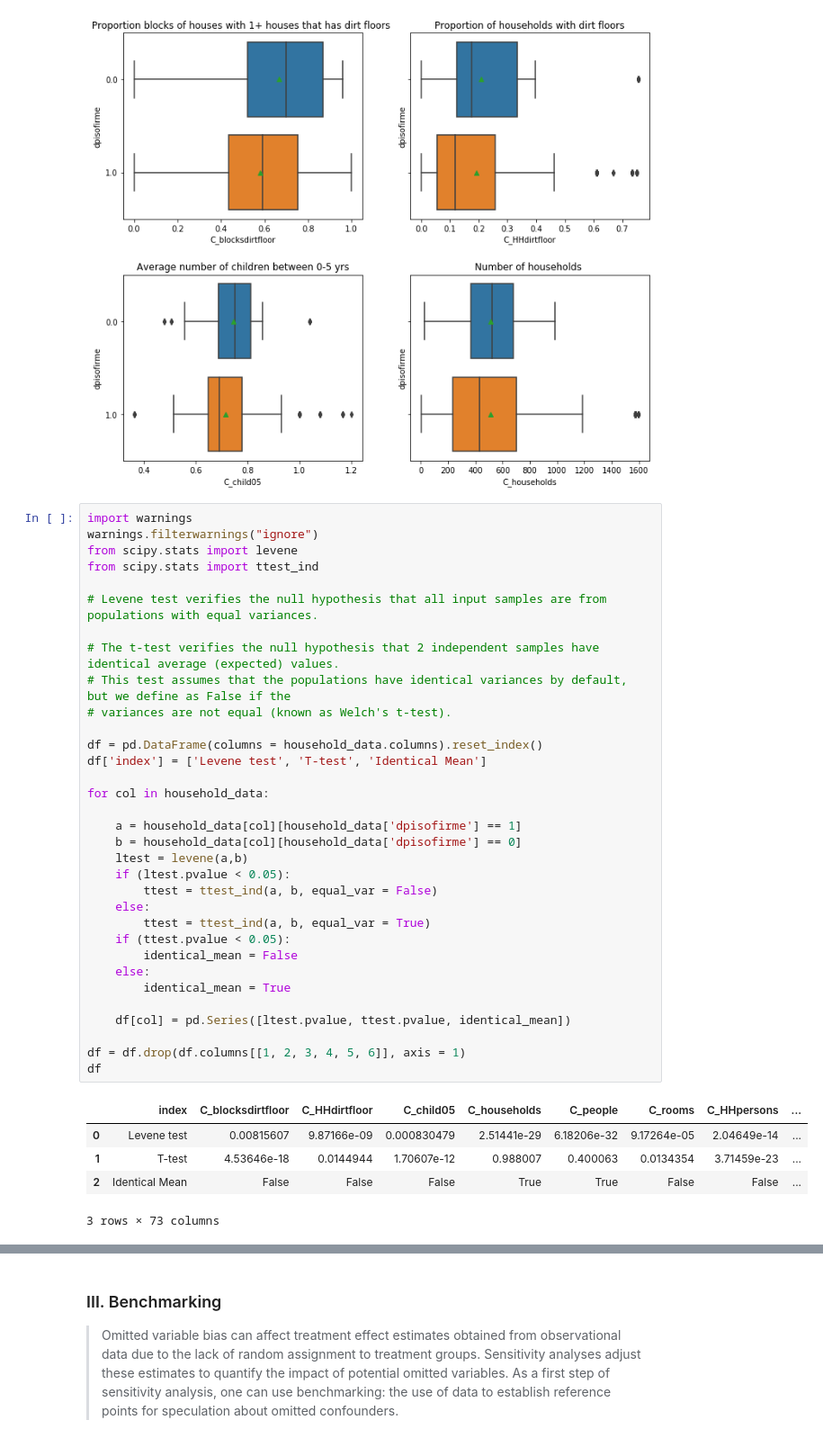
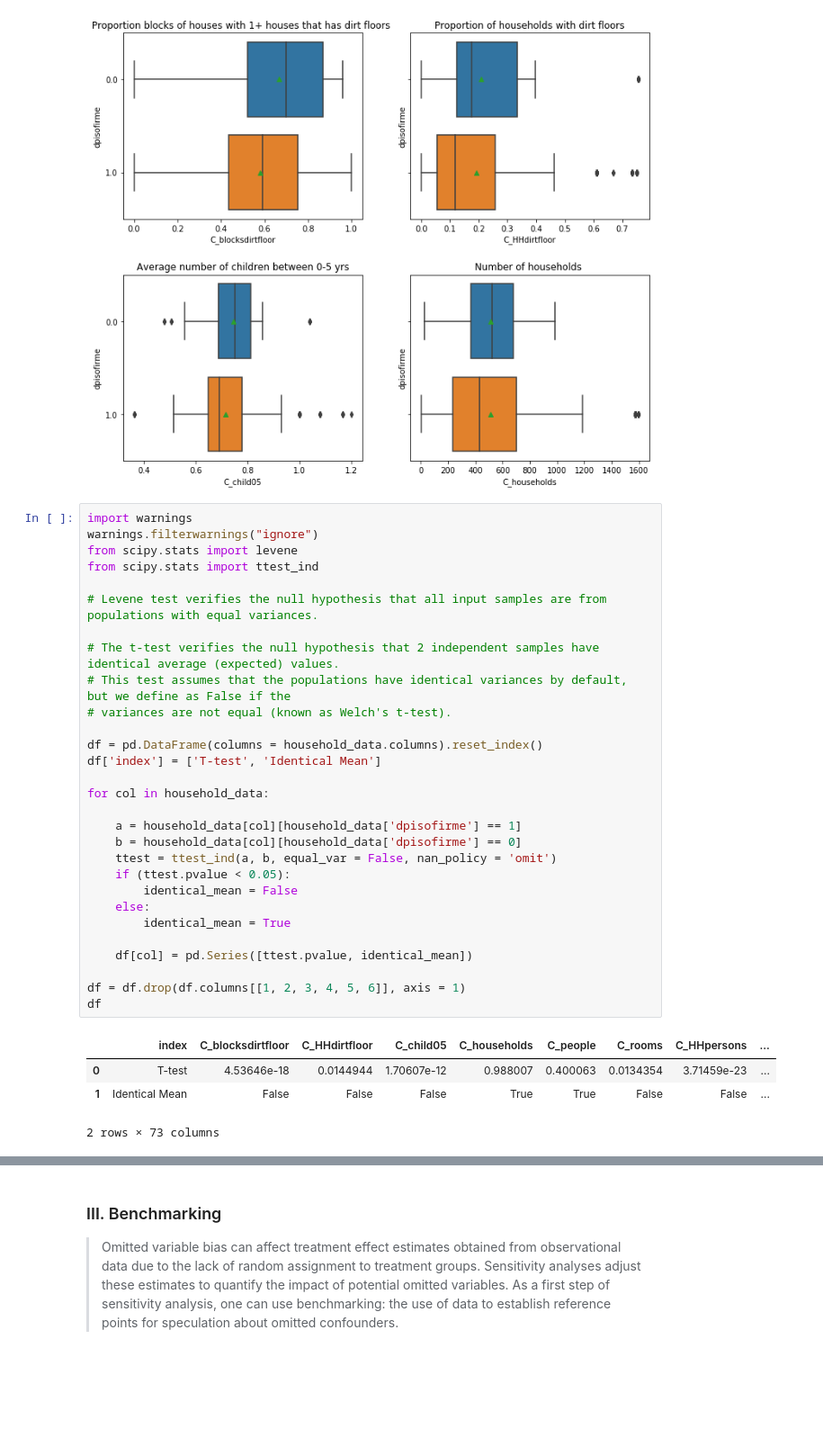
Before and after one commit to epfl-ada/ada-2020-project-milestone-p3-p3_greenlight, a Jupyter notebook: Creative_Extension.ipynb, the cells around one changed output, grey strips where cells are left out. Shown at 90% size. Drawn from its saved outputs; the diff is of its cells as text; blank space fills up the shorter version.

```diff
--- a/Creative_Extension.ipynb
+++ b/Creative_Extension.ipynb
@@ -66,40 +56,35 @@ axes[1,1].set_title('Number of households ');
 # %%
 import warnings
 warnings.filterwarnings("ignore")
 from scipy.stats import levene
 from scipy.stats import ttest_ind
 
 # Levene test verifies the null hypothesis that all input samples are from populations with equal variances.
 
 # The t-test verifies the null hypothesis that 2 independent samples have identical average (expected) values.
 # This test assumes that the populations have identical variances by default, but we define as False if the
 # variances are not equal (known as Welch's t-test).
 
 df = pd.DataFrame(columns = household_data.columns).reset_index()
-df['index'] = ['Levene test', 'T-test', 'Identical Mean']
+df['index'] = ['T-test', 'Identical Mean']
 
 for col in household_data:
 
     a = household_data[col][household_data['dpisofirme'] == 1]
     b = household_data[col][household_data['dpisofirme'] == 0]
-    ltest = levene(a,b)
-    if (ltest.pvalue < 0.05):
-        ttest = ttest_ind(a, b, equal_var = False)
-    else:
-        ttest = ttest_ind(a, b, equal_var = True)
+    ttest = ttest_ind(a, b, equal_var = False, nan_policy = 'omit')
     if (ttest.pvalue < 0.05):
         identical_mean = False
     else:
         identical_mean = True
 
-    df[col] = pd.Series([ltest.pvalue, ttest.pvalue, identical_mean])
+    df[col] = pd.Series([ttest.pvalue, identical_mean])
 
 df = df.drop(df.columns[[1, 2, 3, 4, 5, 6]], axis = 1)
 df
 # %% [output]
 |  | index | C_blocksdirtfloor | C_HHdirtfloor | C_child05 | C_households | C_people | C_rooms | C_HHpersons | ... |
-| 0 | Levene test | 0.00815607 | 9.87166e-09 | 0.000830479 | 2.51441e-29 | 6.18206e-32 | 9.17264e-05 | 2.04649e-14 | ... |
-| 1 | T-test | 4.53646e-18 | 0.0144944 | 1.70607e-12 | 0.988007 | 0.400063 | 0.0134354 | 3.71459e-23 | ... |
-| 2 | Identical Mean | False | False | False | True | True | False | False | ... |
+| 0 | T-test | 4.53646e-18 | 0.0144944 | 1.70607e-12 | 0.988007 | 0.400063 | 0.0134354 | 3.71459e-23 | ... |
+| 1 | Identical Mean | False | False | False | True | True | False | False | ... |
-3 rows × 73 columns
+2 rows × 73 columns
 # %% [markdown]
```
Also changed, not shown: parts of 6 cells of this notebook.
